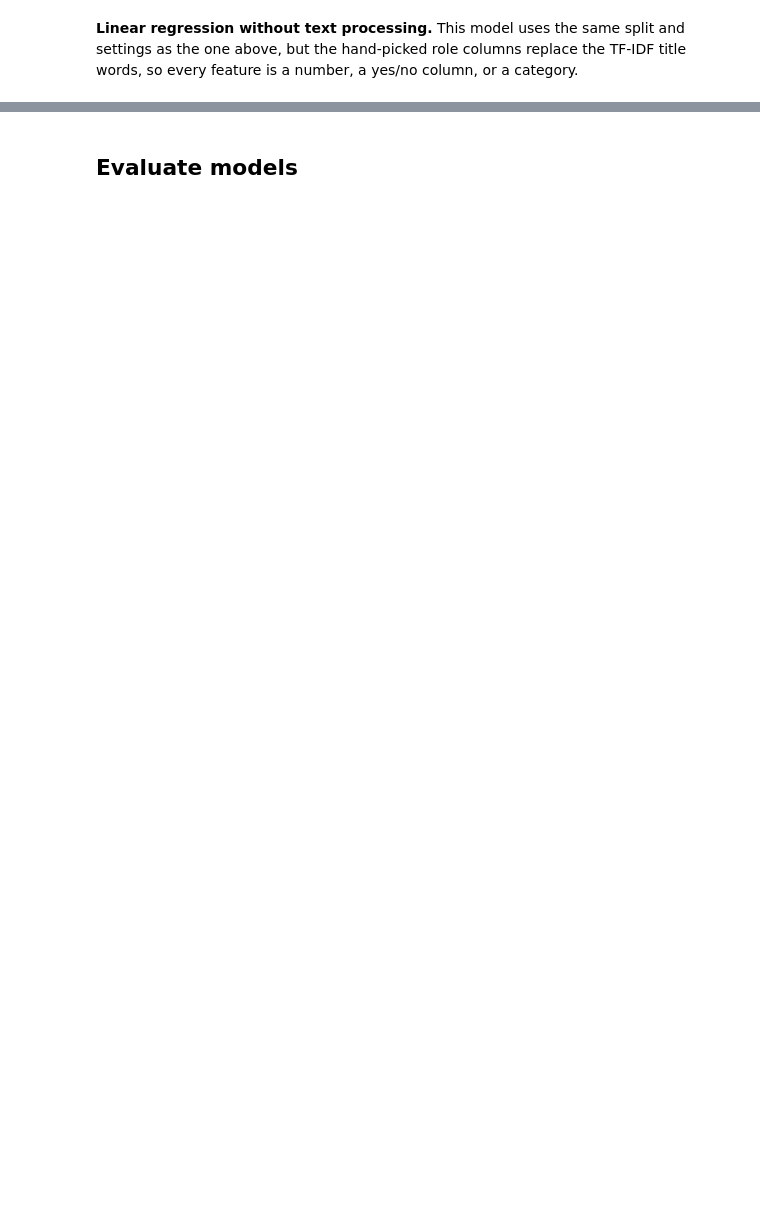
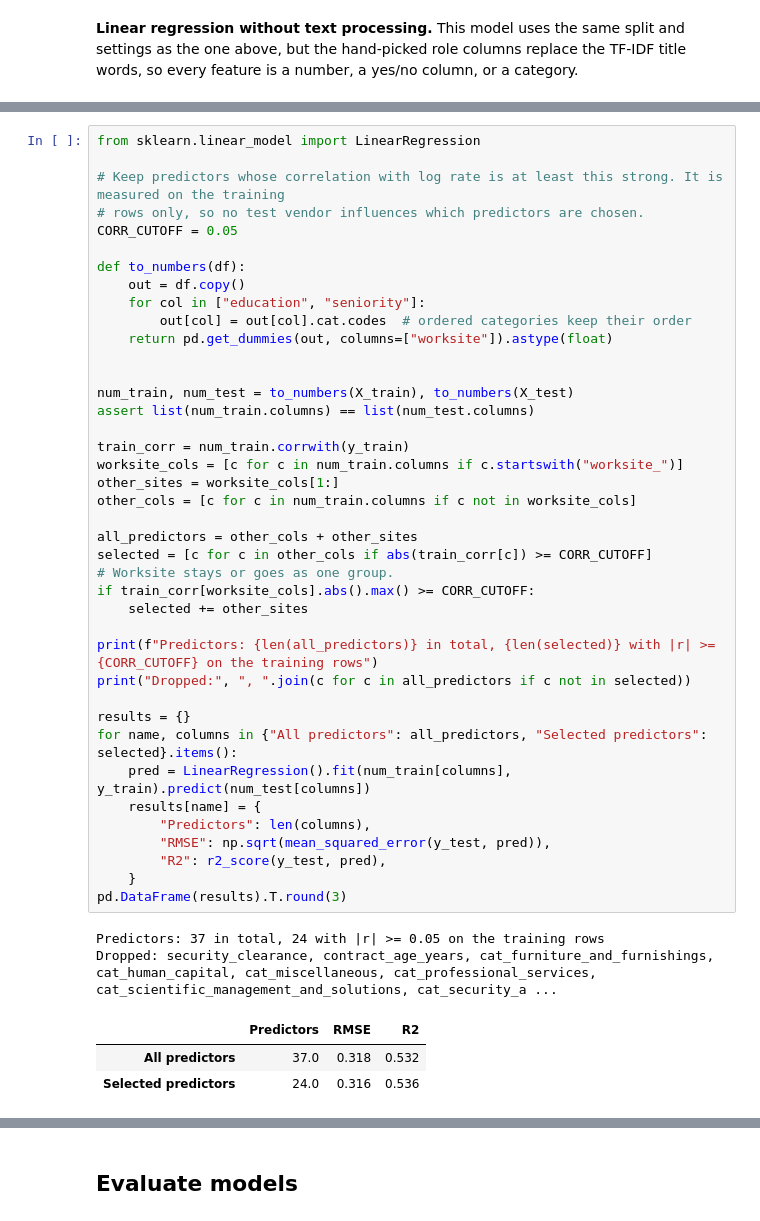
Before and after one commit to Silverdroplet/project_template, a Jupyter notebook: notebook.ipynb, the cells around one changed output, grey strips where cells are left out. Cells and saved outputs as stored; diff of their text form; blank space fills up the shorter version.

```diff
--- a/notebook.ipynb
+++ b/notebook.ipynb
@@ -438,0 +510,46 @@ plt.show()
+# %%
+from sklearn.linear_model import LinearRegression
+
+# Keep predictors whose correlation with log rate is at least this strong. It is measured on the training
+# rows only, so no test vendor influences which predictors are chosen.
+CORR_CUTOFF = 0.05
+
+def to_numbers(df):
+    out = df.copy()
+    for col in ["education", "seniority"]:
+        out[col] = out[col].cat.codes  # ordered categories keep their order
+    return pd.get_dummies(out, columns=["worksite"]).astype(float)
+
+
+num_train, num_test = to_numbers(X_train), to_numbers(X_test)
+assert list(num_train.columns) == list(num_test.columns)
+
+train_corr = num_train.corrwith(y_train)
+worksite_cols = [c for c in num_train.columns if c.startswith("worksite_")]
+other_sites = worksite_cols[1:]
+other_cols = [c for c in num_train.columns if c not in worksite_cols]
+
+all_predictors = other_cols + other_sites
+selected = [c for c in other_cols if abs(train_corr[c]) >= CORR_CUTOFF]
+# Worksite stays or goes as one group.
+if train_corr[worksite_cols].abs().max() >= CORR_CUTOFF:
+    selected += other_sites
+
+print(f"Predictors: {len(all_predictors)} in total, {len(selected)} with |r| >= {CORR_CUTOFF} on the training rows")
+print("Dropped:", ", ".join(c for c in all_predictors if c not in selected))
+
+results = {}
+for name, columns in {"All predictors": all_predictors, "Selected predictors": selected}.items():
+    pred = LinearRegression().fit(num_train[columns], y_train).predict(num_test[columns])
+    results[name] = {
+        "Predictors": len(columns),
+        "RMSE": np.sqrt(mean_squared_error(y_test, pred)),
+        "R2": r2_score(y_test, pred),
+    }
+pd.DataFrame(results).T.round(3)
+# %% [output]
+Predictors: 37 in total, 24 with |r| >= 0.05 on the training rows
+Dropped: security_clearance, contract_age_years, cat_furniture_and_furnishings, cat_human_capital, cat_miscellaneous, cat_professional_services, cat_scientific_management_and_solutions, cat_security_a ...
+|  | Predictors | RMSE | R2 |
+| All predictors | 37.0 | 0.318 | 0.532 |
+| Selected predictors | 24.0 | 0.316 | 0.536 |
```
Also changed, not shown: parts of 14 cells of this notebook.
